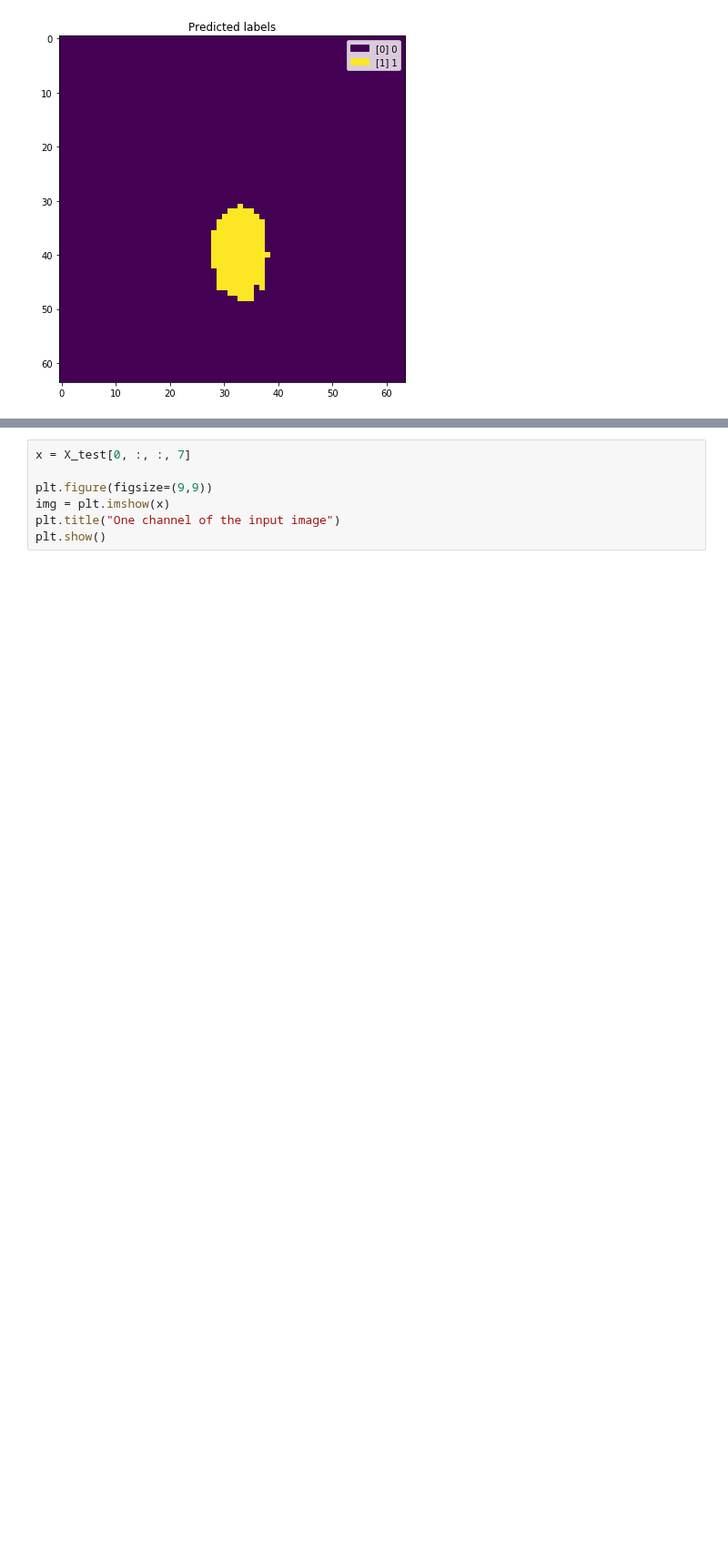
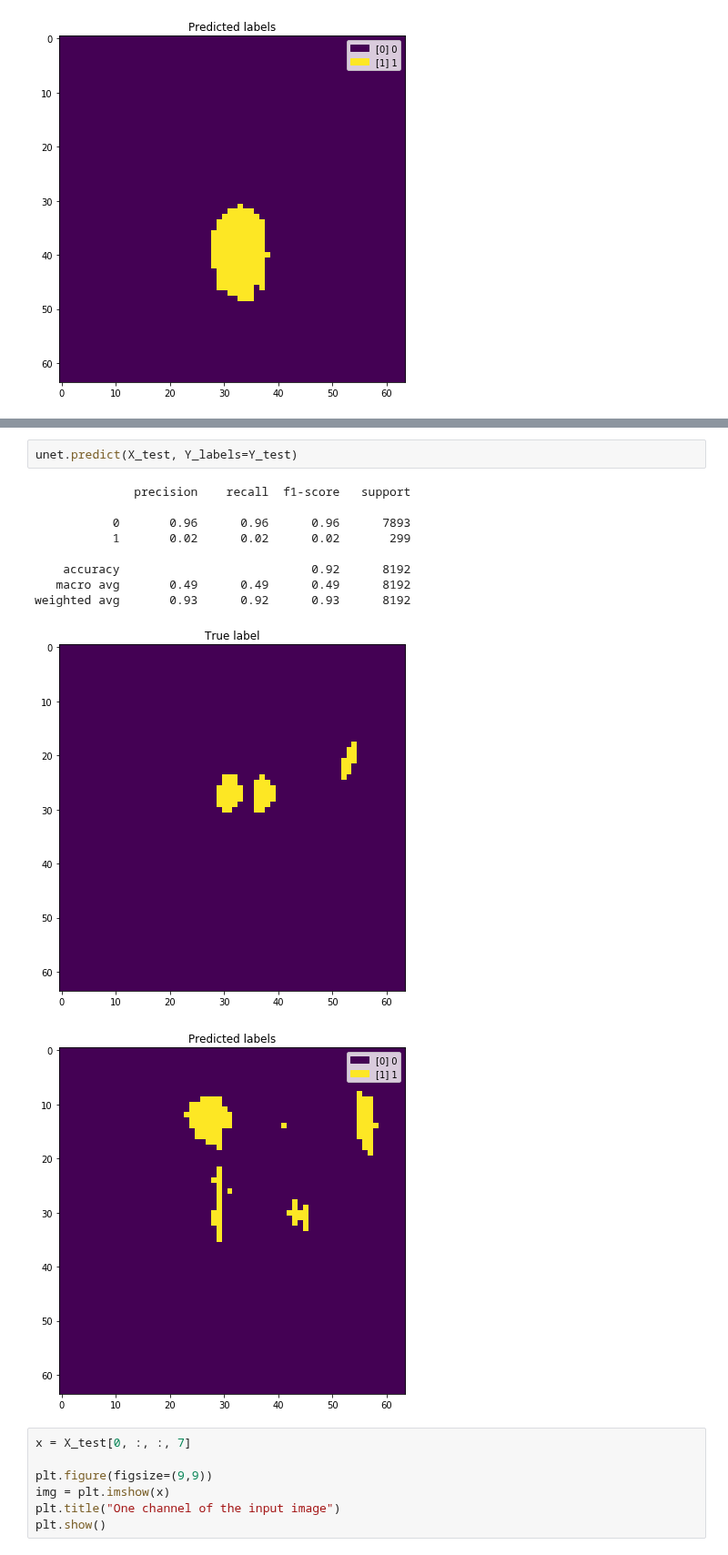
Before and after one commit to thortom/multispectral-chicken, a Jupyter notebook: EvaluateSpectralUNet.ipynb, the cells around one changed output, grey strips where cells are left out. Shown at 91% size. Saved outputs shown, nothing was run; the diff lists cells and outputs as text; blank space fills up the shorter version.

```diff
--- a/EvaluateSpectralUNet.ipynb
+++ b/EvaluateSpectralUNet.ipynb
@@ -158,3 +209,16 @@ weighted avg       0.99      0.99      0.99    143360
+# %%
+unet.predict(X_test, Y_labels=Y_test)
+# %% [output]
+              precision    recall  f1-score   support
+
+           0       0.96      0.96      0.96      7893
+           1       0.02      0.02      0.02       299
+
+    accuracy                           0.92      8192
+   macro avg       0.49      0.49      0.49      8192
+weighted avg       0.93      0.92      0.93      8192
+[figure, added]
+[figure, added]
 # %%
 x = X_test[0, :, :, 7]
 
```
Also changed, not shown: parts of 8 cells of this notebook, 6 other files.
